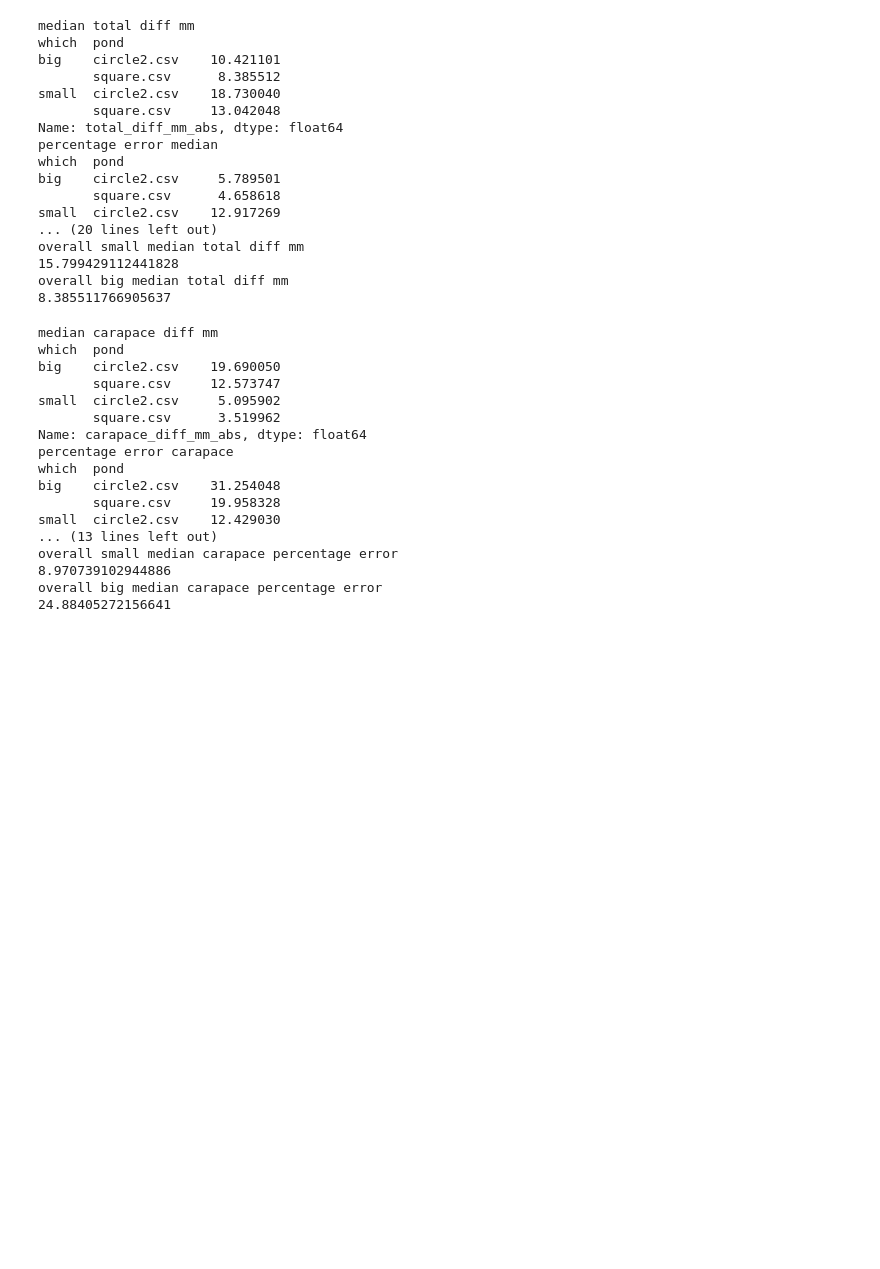
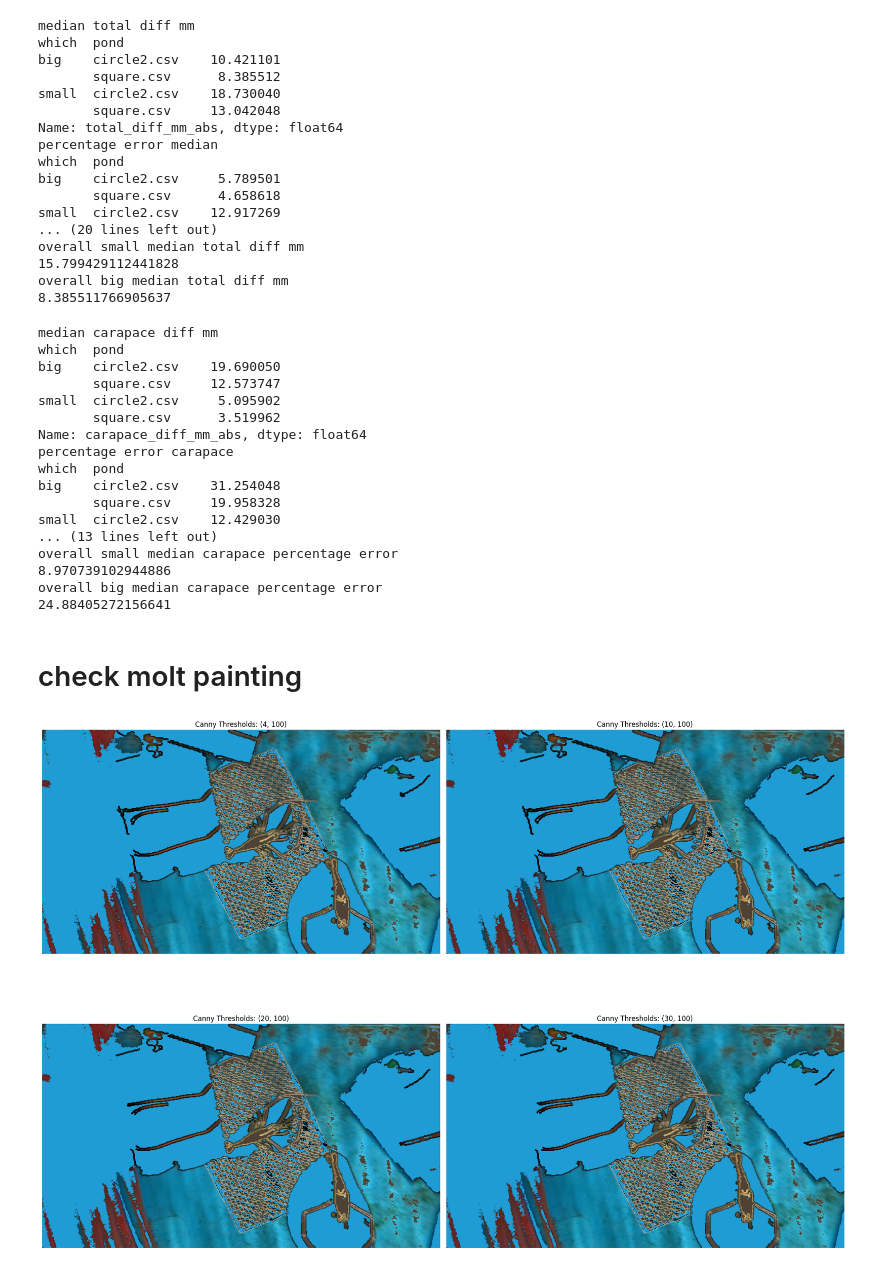
Before and after one commit to gbo999/Computer-Vision-for-Aquaculture-Monitoring-Robot, a Jupyter notebook: fifty_one/measurements/molt.ipynb, the cells around one changed output. Cells and saved outputs as stored; diff of their text form; code cells hidden in the pictures; blank space fills up the shorter version.

```diff
--- a/fifty_one/measurements/molt.ipynb
+++ b/fifty_one/measurements/molt.ipynb
@@ -2924,3 +2507,82 @@ def process_detection_by_circle(segmentation, sample,i,dataframe):
 
     poly.label = closest_detection_label
     return poly
+# %% [markdown]
+# check molt painting
+# %%
+import cv2
+import numpy as np
+import os
+import matplotlib.pyplot as plt
+
+# Set the path for one test image
+image_path = r"/Users/gilbenor/Library/CloudStorage/OneDrive-Personal/measurement_paper_images/molt/all molt/undistorted/resized/undistorted_GX010191_8_309.jpg"
+
+# Load the image
+original_image = cv2.imread(image_path)
+if original_image is None:
+    print("Error: Could not load image!")
+    exit()
+
+# Define different threshold combinations to test
+thresholds = [
+    (4, 100),   # Very sensitive
+    (10, 100),  # Moderately sensitive
+    (20, 100),  # Less sensitive
+    (30, 100)   # Original setting
+]
+
+# Create a figure with subplots
+fig, axes = plt.subplots(2, 2, figsize=(20, 16))
+axes = axes.ravel()
+
+for idx, (low_threshold, high_threshold) in enumerate(thresholds):
+    # Make a copy of the original image for this iteration
+    image = original_image.copy()
+
+    # ------------------------
+    # Detect edges with current thresholds - THINNER EDGES
+    # ------------------------
+    gray_for_edge = cv2.cvtColor(image, cv2.COLOR_BGR2GRAY)
+    gray_for_edge = cv2.GaussianBlur(gray_for_edge, (3, 3), 0)
+    edges = cv2.Canny(gray_for_edge, low_threshold, high_threshold)
+
+    # Reduced kernel size and iterations for thinner edges
+    kernel = cv2.getStructuringElement(cv2.MORPH_ELLIPSE, (3, 3))  # Smaller kernel
+    edges_dilated = cv2.dilate(edges, kernel, iterations=1)  # Fewer iterations
+
+    non_edge_mask = cv2.bitwise_not(edges_dilated)
+
+    # ------------------------
+    # Color processing steps
+    # ------------------------
+    white_mask = cv2.inRange(image, (60, 60, 60), (255, 255, 255))
+    very_white_mask = cv2.inRange(image, (150, 150, 150), (255, 255, 255))
+    image[very_white_mask == 255] = [0, 0, 0]
+
+    gray = cv2.cvtColor(image, cv2.COLOR_BGR2GRAY)
+    _, black_mask = cv2.threshold(gray, 50, 255, cv2.THRESH_BINARY_INV)
+
+    gray_color = np.array([52, 66, 79])
+    bluish_color = [212, 156, 31]
+    bluish_image = image.copy()
+    bluish_image[:] = bluish_color
+
+    # ------------------------
+    # Apply recoloring
+    # ------------------------
+    white_non_edge = cv2.bitwise_and(white_mask, non_edge_mask)
+    image[white_non_edge == 255] = gray_color
+
+    black_non_edge = cv2.bitwise_and(black_mask, non_edge_mask)
+    image[black_non_edge == 255] = bluish_image[black_non_edge == 255]
+
+    # Display result in subplot
+    axes[idx].imshow(cv2.cvtColor(image, cv2.COLOR_BGR2RGB))
+    axes[idx].set_title(f'Canny Thresholds: ({low_threshold}, {high_threshold})')
+    axes[idx].axis('off')
+
+plt.tight_layout()
+plt.show()
+# %% [output]
+[figure, added]
```
Also changed, not shown: parts of 10 cells of this notebook, 34 other files.
